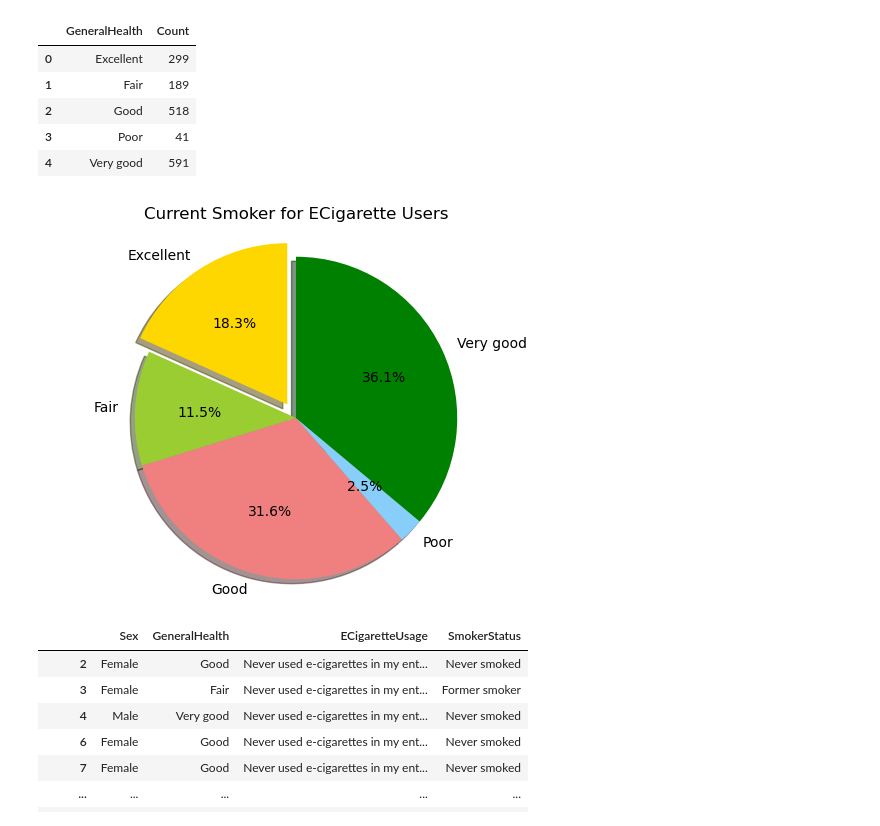
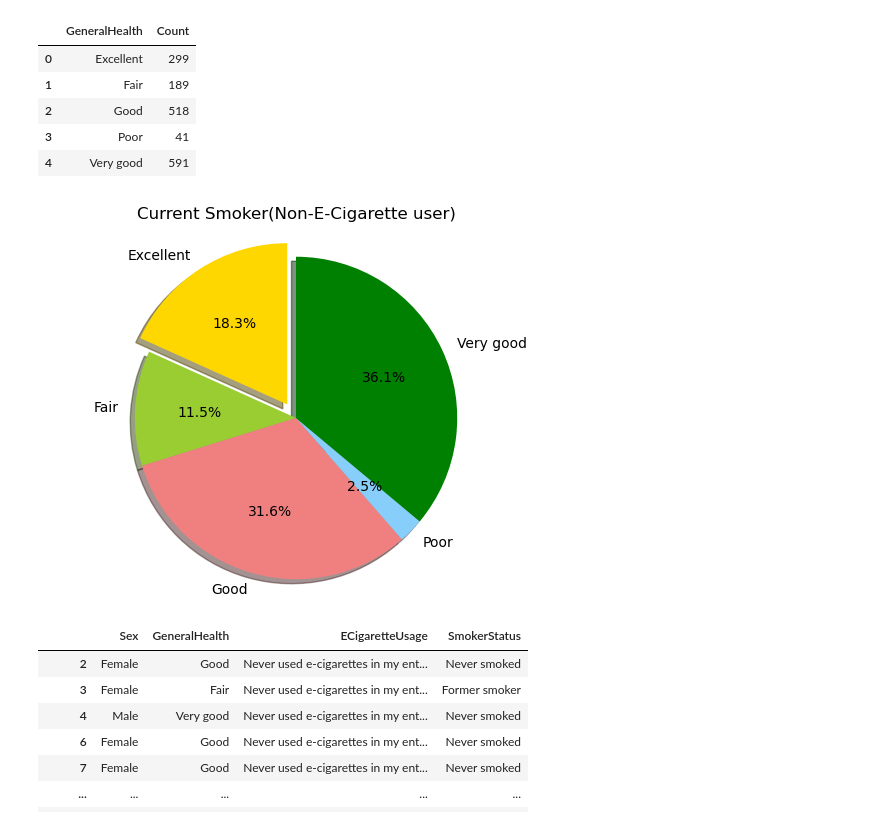
Before and after one commit to Jeff-Gielniak/Health-Correlation-Investigation-Python, a Jupyter notebook: Cleaned_data Q2 ECigs vs smoking.ipynb, the cells around one changed output. Drawn from its saved outputs; the diff is of its cells as text; code cells hidden in the pictures.

```diff
--- a/Cleaned_data Q2 ECigs vs smoking.ipynb
+++ b/Cleaned_data Q2 ECigs vs smoking.ipynb
@@ -170,29 +170,29 @@ Health_count
 # %%
 # Data for the pie chart
 labels = Health_count['GeneralHealth']
 sizes = Health_count['Count']
 
 # Define colors for each segment (you can modify this to match your categories)
 colors = ['gold', 'yellowgreen', 'lightcoral', 'lightskyblue', 'green']
 
 # Define explode effect for the first slice (i.e., the first segment of the pie chart)
 explode = (0.1, 0, 0, 0, 0)  # Explode the first slice
 
 # Create the pie chart
 plt.pie(sizes, explode=explode, labels=labels, colors=colors,
         autopct='%1.1f%%', shadow=True, startangle=90)
 
 # Equal aspect ratio ensures that pie is drawn as a circle.
 plt.axis('equal')
 
 # Title of the chart
-plt.title('Current Smoker for ECigarette Users')
-plt.savefig('Current Smoker for ECigarette Users', dpi=300)
+plt.title('Current Smoker(Non-E-Cigarette user)')
+plt.savefig('Current Smoker(Non E-cigarette user))', dpi=300)
 
 # Display the pie chart
 plt.show()
 # %% [output]
-[figure, old version]
+[figure, new version]
 # %%
 ED_df_3 = cleaned_data2_df[cleaned_data2_df['ECigaretteUsage'] == 'Never used e-cigarettes in my entire life']
 ED_df_3
```
Also changed, not shown: parts of 3 cells of this notebook.
